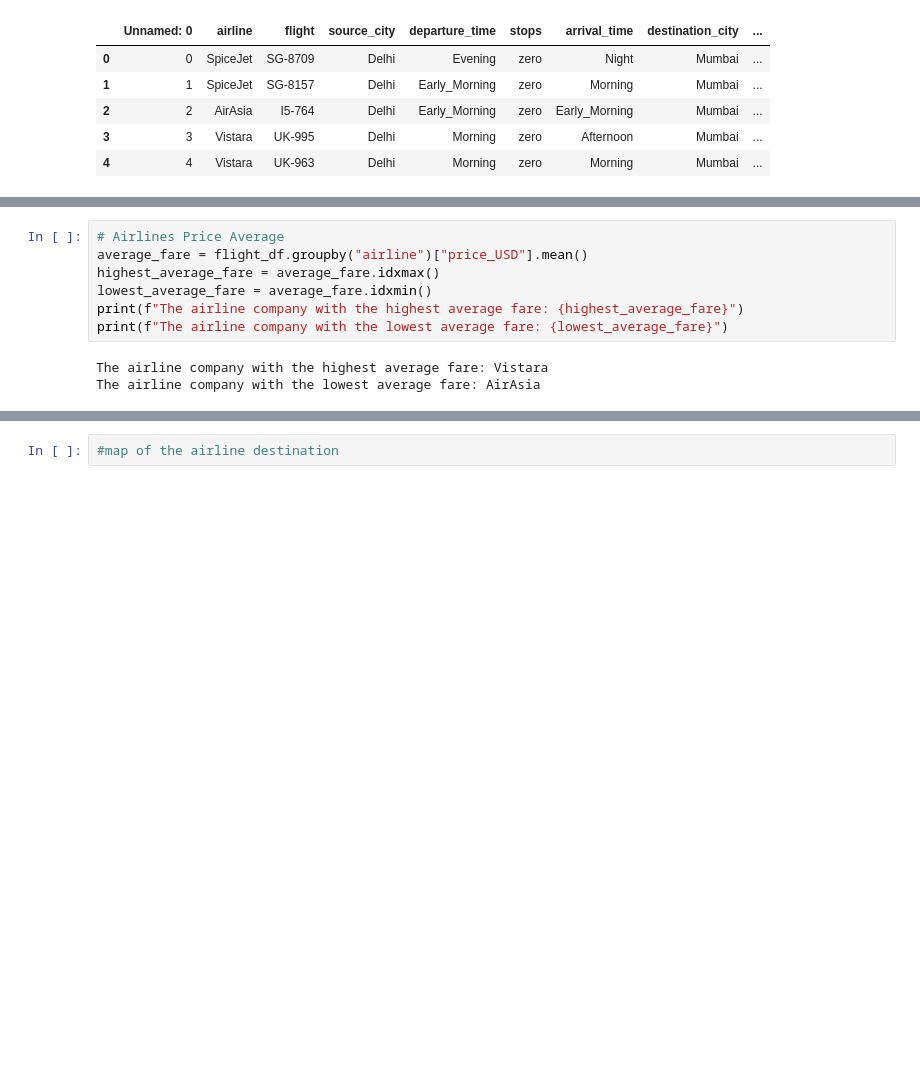
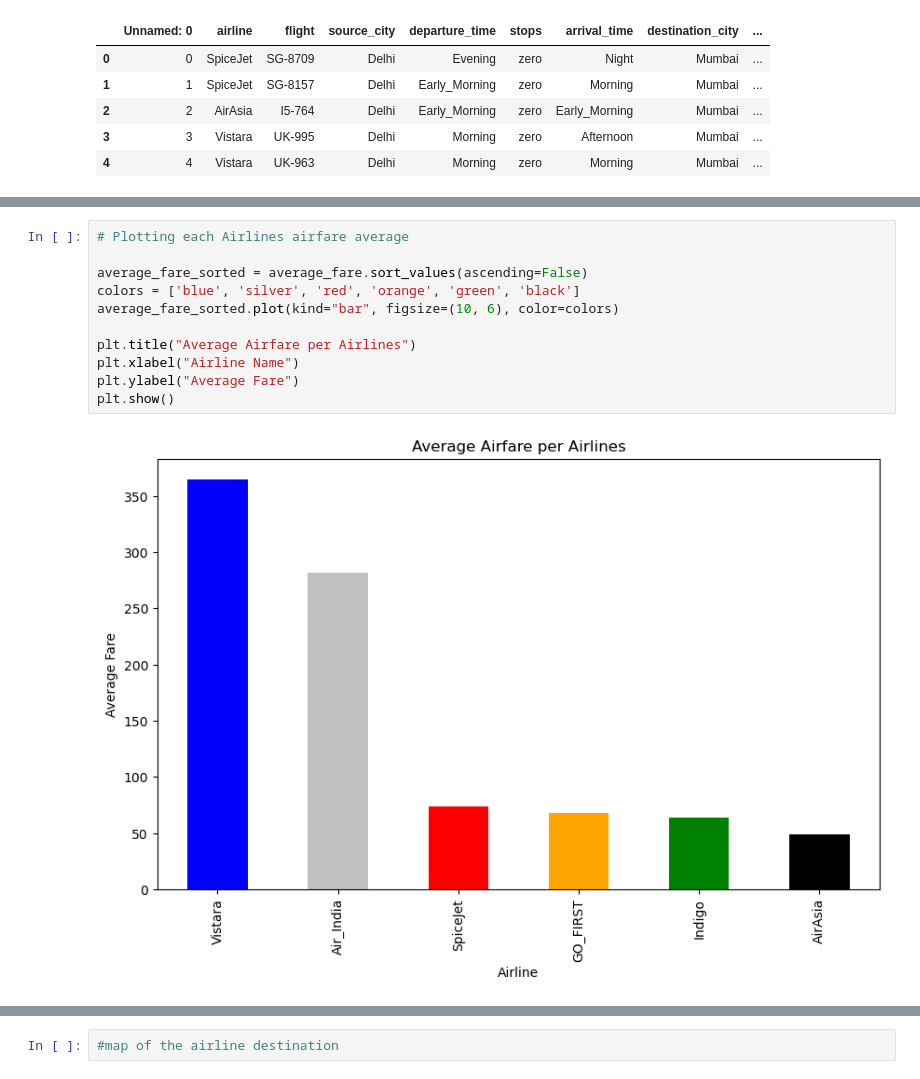
Before and after one commit to kristinadubei/group_project1, a Jupyter notebook: NC_analysis.ipynb, the cells around one changed output, grey strips where cells are left out. Drawn from its saved outputs; the diff is of its cells as text; blank space fills up the shorter version.

Commit message:
Airline and Daysleft analysis

```diff
--- a/NC_analysis.ipynb
+++ b/NC_analysis.ipynb
@@ -31,10 +44,13 @@ flight_df.head()
 # %%
-# Airlines Price Average
-average_fare = flight_df.groupby("airline")["price_USD"].mean()
-highest_average_fare = average_fare.idxmax()
-lowest_average_fare = average_fare.idxmin()
-print(f"The airline company with the highest average fare: {highest_average_fare}")
-print(f"The airline company with the lowest average fare: {lowest_average_fare}")
+# Plotting each Airlines airfare average
+
+average_fare_sorted = average_fare.sort_values(ascending=False)
+colors = ['blue', 'silver', 'red', 'orange', 'green', 'black']
+average_fare_sorted.plot(kind="bar", figsize=(10, 6), color=colors)
+
+plt.title("Average Airfare per Airlines")
+plt.xlabel("Airline Name")
+plt.ylabel("Average Fare")
+plt.show()
 # %% [output]
-The airline company with the highest average fare: Vistara
-The airline company with the lowest average fare: AirAsia
+[figure, added]
```
Also changed, not shown: parts of 17 cells of this notebook.
